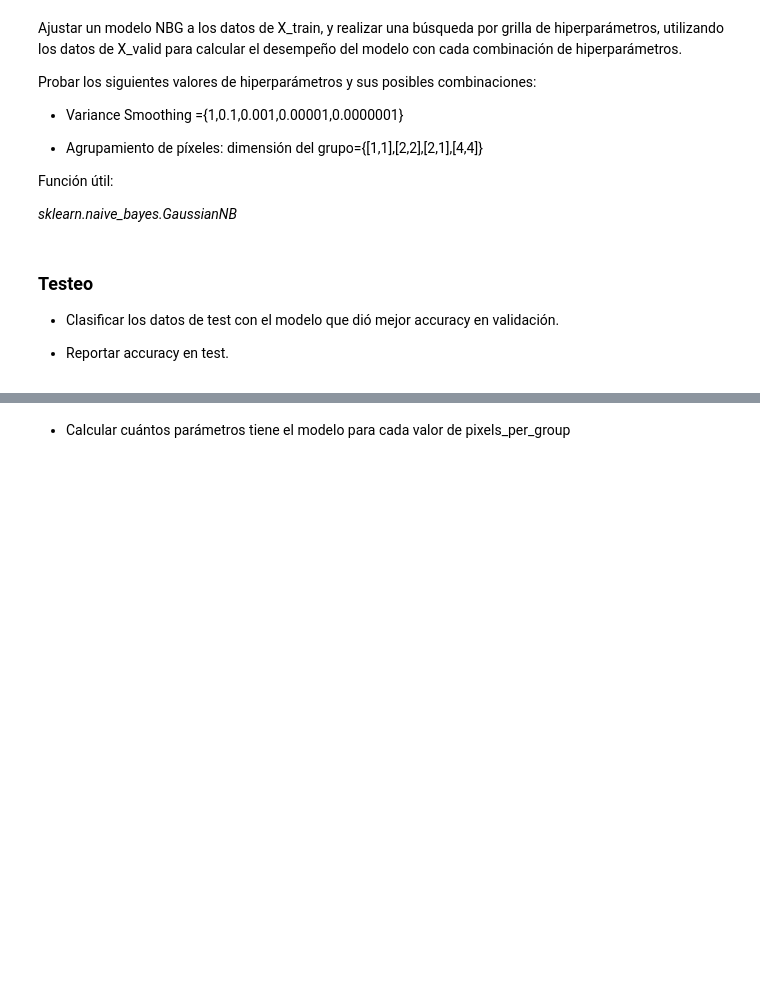
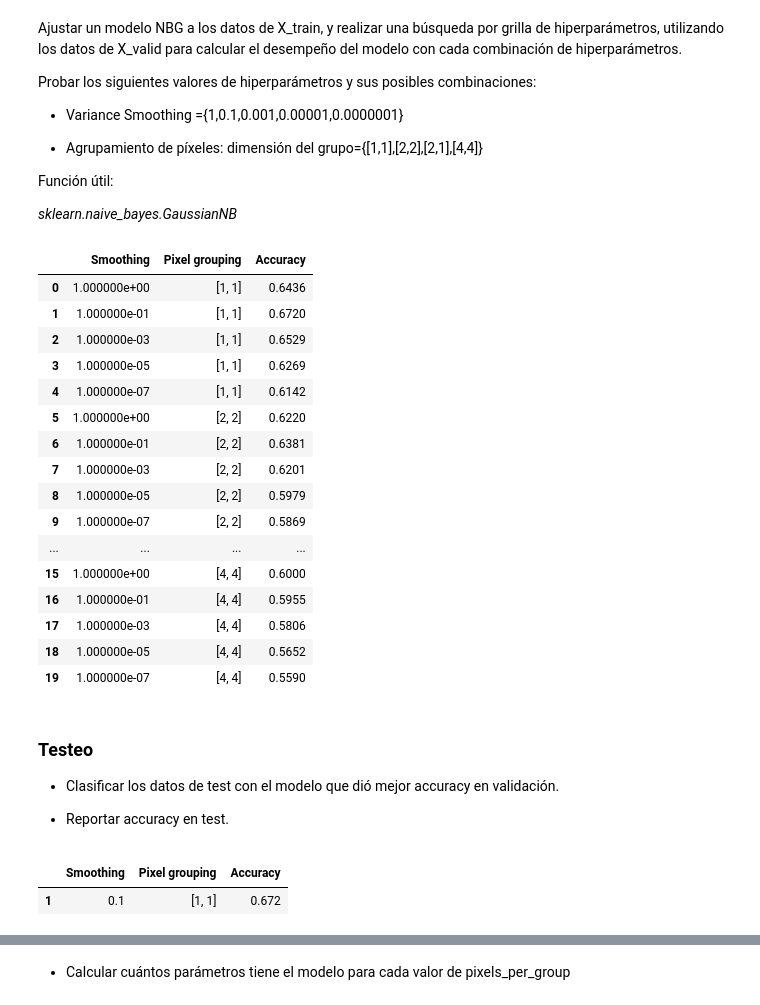
Before and after one commit to rocioparra/redes-neuronales, a Jupyter notebook: 02-naive-bayes/RN20202Q_NaiveBayes_Parra.ipynb, the cells around one changed output, grey strips where cells are left out. Saved outputs shown, nothing was run; the diff lists cells and outputs as text; code cells hidden in the pictures; blank space fills up the shorter version.

Commit message:
gaussian NB

```diff
--- a/02-naive-bayes/RN20202Q_NaiveBayes_Parra.ipynb
+++ b/02-naive-bayes/RN20202Q_NaiveBayes_Parra.ipynb
@@ -393,0 +384,3 @@ results.to_csv('out.csv')
+# %%
+best_hyper = best_hypers.iloc[np.random.randint(0, len(best_hypers))]
+best_hyper
@@ -425,9 +468,77 @@ Probar los siguientes valores de hiperparámetros y sus posibles combinaciones:
 Función útil:
 
 *sklearn.naive_bayes.GaussianNB*
+# %%
+from sklearn.naive_bayes import GaussianNB
+
+OUT_FILE_GAUSS = 'out_gauss.csv'
+
+
+var_smooths=(1, 0.1, 0.001, 0.00001, 0.0000001)
+
+
+if os.path.isfile(OUT_FILE_GAUSS):
+    accuracies_gaussian = pd.read_csv(OUT_FILE_GAUSS)
+else:
+    accuracies_gaussian = []
+
+    total_its = len(group_sizes)*len(var_smooths)
+    i = 1
+
+    for size in group_sizes:
+        x = getExpandido(X_train, *size)
+        y = y_train.repeat(size[0] * size[1])
+
+        for smoothing in var_smooths:
+            print(f'Computing: SIZE={size}, SMOOTHING={smoothing} ({i}/{total_its})...')
+            i += 1
+
+            clf = GaussianNB(var_smoothing=smoothing)
+            clf.fit(x, y)
+
+            accuracy = clf.score(X_valid, y_valid)
+            accuracies_gaussian.append({
+                'Smoothing': smoothing,
+                'Pixel grouping': size,
+                'Accuracy': accuracy
+            })
+
+            print(f'Accuracy: {accuracy}')
+            print(50 * '-')
+
+    accuracies_gaussian = pd.DataFrame(accuracies_gaussian)
+    accuracies_gaussian.to_csv(OUT_FILE_GAUSS, index=False)
+# %%
+accuracies_gaussian
+# %% [output]
+|  | Smoothing | Pixel grouping | Accuracy |
+| 0 | 1.000000e+00 | [1, 1] | 0.6436 |
+| 1 | 1.000000e-01 | [1, 1] | 0.6720 |
+| 2 | 1.000000e-03 | [1, 1] | 0.6529 |
+| 3 | 1.000000e-05 | [1, 1] | 0.6269 |
+| 4 | 1.000000e-07 | [1, 1] | 0.6142 |
+| 5 | 1.000000e+00 | [2, 2] | 0.6220 |
+| 6 | 1.000000e-01 | [2, 2] | 0.6381 |
+| 7 | 1.000000e-03 | [2, 2] | 0.6201 |
+| 8 | 1.000000e-05 | [2, 2] | 0.5979 |
+| 9 | 1.000000e-07 | [2, 2] | 0.5869 |
+| ... | ... | ... | ... |
+| 15 | 1.000000e+00 | [4, 4] | 0.6000 |
+| 16 | 1.000000e-01 | [4, 4] | 0.5955 |
+| 17 | 1.000000e-03 | [4, 4] | 0.5806 |
+| 18 | 1.000000e-05 | [4, 4] | 0.5652 |
+| 19 | 1.000000e-07 | [4, 4] | 0.5590 |
 # %% [markdown]
 ### Testeo
 
 - Clasificar los datos de test con el modelo que dió mejor accuracy en validación.
 
 - Reportar accuracy en test.
+# %%
+best_g = accuracies_gaussian['Accuracy'].max()
+best_g_filt = accuracies_gaussian['Accuracy'] == best_g
+best_hyper = accuracies_gaussian[best_g_filt]
+best_hyper
+# %% [output]
+|  | Smoothing | Pixel grouping | Accuracy |
+| 1 | 0.1 | [1, 1] | 0.672 |
```
Also changed, not shown: parts of 17 cells of this notebook, 2 other files.
